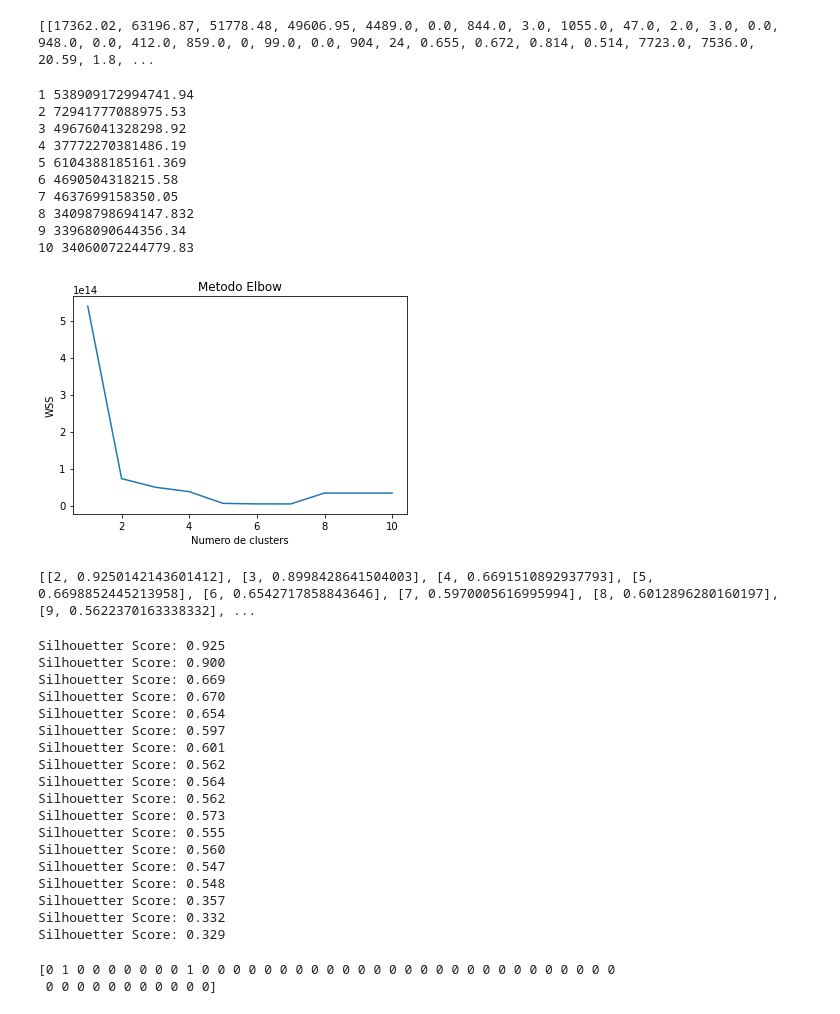
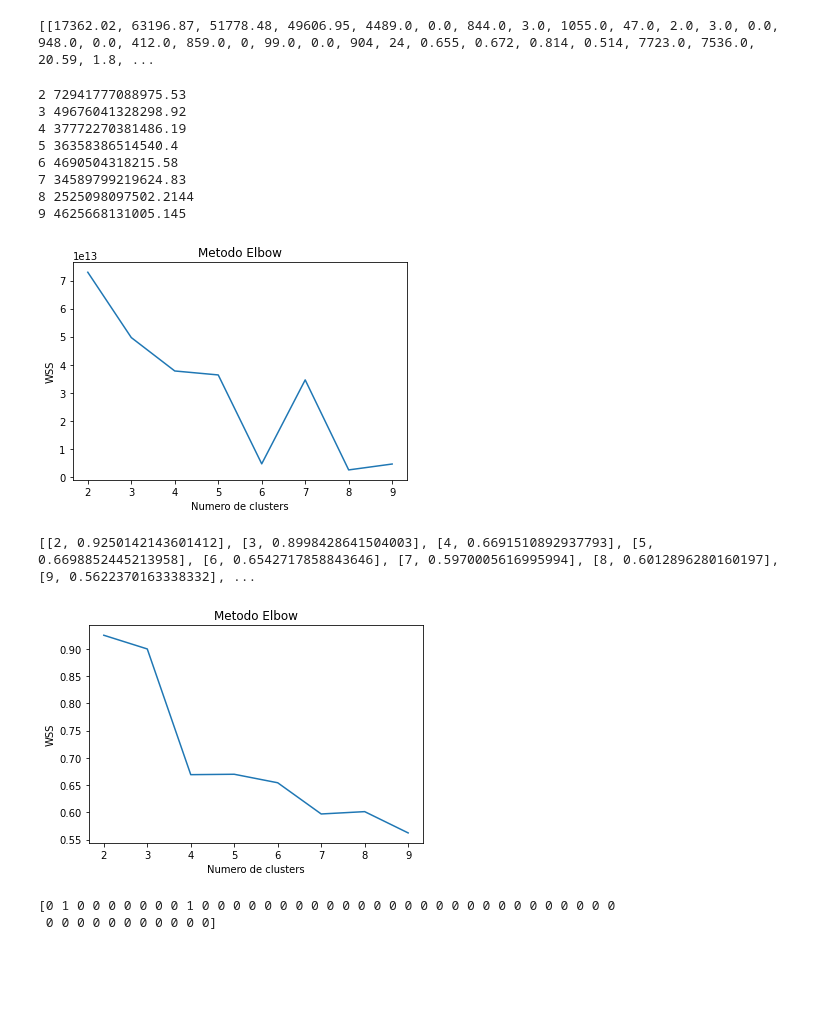
Before and after one commit to TavaresCarlos/TerrainIntelGIS, a Jupyter notebook: notebook/PIB municipios.ipynb, the cells around one changed output. Saved outputs shown, nothing was run; the diff lists cells and outputs as text; code cells hidden in the pictures; blank space fills up the shorter version.

Commit message:
Plot do Silhouette Score

```diff
--- a/notebook/PIB municipios.ipynb
+++ b/notebook/PIB municipios.ipynb
@@ -427,34 +427,32 @@ print(aux)
 # %%
 #Método Elbow: Encontrando um valor ideal para o número de clusters
 
 from sklearn.cluster import KMeans
 wcss = []
 
-for i in range(1,11):
+for i in range(2,10):
     kmeans = KMeans(n_clusters = i, init = 'random')
     kmeans.fit(aux)
     print(i, kmeans.inertia_)
     wcss.append(kmeans.inertia_)
 
 #Gráfico da variância em relação ao número de clusters
 #Lembrando: maior a variância, maior a dispersão dos dados
-plt.plot(range(1,11), wcss)
+plt.plot(range(2,10), wcss)
 plt.title('Metodo Elbow')
 plt.xlabel('Numero de clusters')
 plt.ylabel('WSS') #withim cluster sum of squares
 plt.show()
 # %% [output]
-1 538909172994741.94
 2 72941777088975.53
 3 49676041328298.92
 4 37772270381486.19
-5 6104388185161.369
+5 36358386514540.4
 6 4690504318215.58
-7 4637699158350.05
-8 34098798694147.832
-9 33968090644356.34
-10 34060072244779.83
+7 34589799219624.83
+8 2525098097502.2144
+9 4625668131005.145
-[figure, old version]
+[figure, new version]
 # %%
 #Silhouette Score
 #Valor varia entre -1 e +1
@@ -481,38 +479,29 @@ print(valores_silhouette_scores)
 # %% [output]
 [[2, 0.9250142143601412], [3, 0.8998428641504003], [4, 0.6691510892937793], [5, 0.6698852445213958], [6, 0.6542717858843646], [7, 0.5970005616995994], [8, 0.6012896280160197], [9, 0.5622370163338332], ...
 # %%
-'''
+
 #Silhouette Score
 #Outro algotimo para calcular o valor
 from sklearn.cluster import KMeans
 
-for i in range(2,20):
+valores = []
+
+for i in range(2,10):
     X = aux
     km = KMeans(n_clusters=i, random_state=42)
     km.fit_predict(X)
     score = silhouette_score(X, km.labels_, metric='euclidean')
 
-    print('Silhouetter Score: %.3f' % score)
-'''
+    #print('Silhouetter Score: %.3f' % score)
+    valores.append(score)
+
+plt.plot(range(2,10), valores)
+plt.title('Metodo Elbow')
+plt.xlabel('Numero de clusters')
+plt.ylabel('WSS') #withim cluster sum of squares
+plt.show()
 # %% [output]
-Silhouetter Score: 0.925
-Silhouetter Score: 0.900
-Silhouetter Score: 0.669
-Silhouetter Score: 0.670
-Silhouetter Score: 0.654
-Silhouetter Score: 0.597
-Silhouetter Score: 0.601
-Silhouetter Score: 0.562
-Silhouetter Score: 0.564
-Silhouetter Score: 0.562
-Silhouetter Score: 0.573
-Silhouetter Score: 0.555
-Silhouetter Score: 0.560
-Silhouetter Score: 0.547
-Silhouetter Score: 0.548
-Silhouetter Score: 0.357
-Silhouetter Score: 0.332
-Silhouetter Score: 0.329
+[figure, added]
 # %%
 '''
 from sklearn.cluster import KMeans
```
Also changed, not shown: parts of 6 cells of this notebook.
